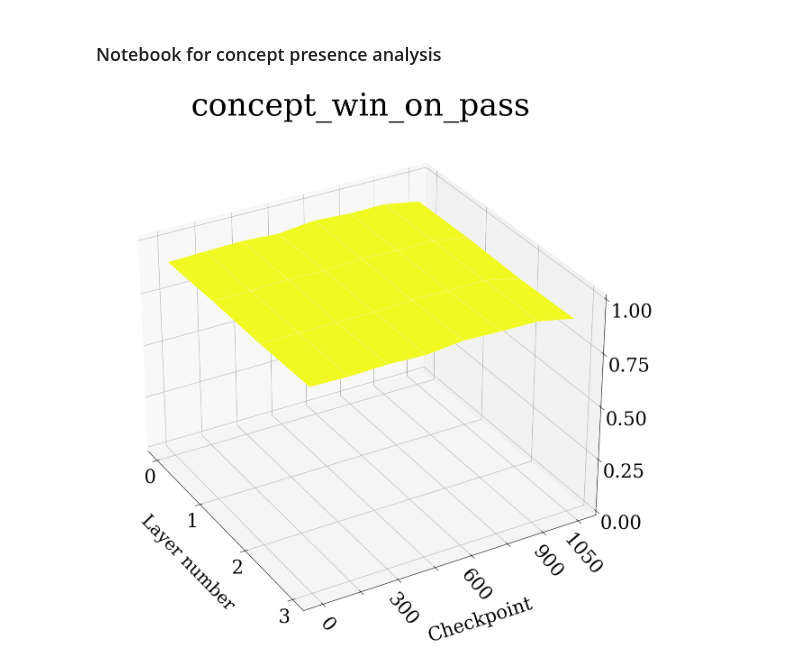
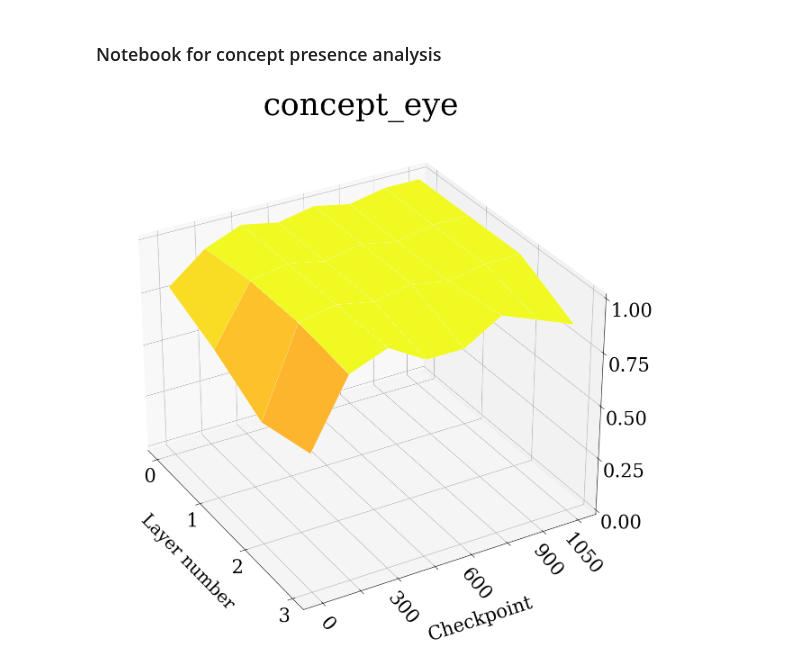
Before and after one commit to erikssommer/xai-concept-methods-drl, a Jupyter notebook: notebooks/concept_presence.ipynb, the cells around one changed output. Saved outputs shown, nothing was run; the diff lists cells and outputs as text; code cells hidden in the pictures.

Commit message:
Result form concept of eye probing

```diff
--- a/notebooks/concept_presence.ipynb
+++ b/notebooks/concept_presence.ipynb
@@ -17,7 +17,7 @@ board_name = '5x5'
 
 levels = [0, 150, 300, 450, 600, 750, 900, 1050]
 
-concepts = ['concept_win_on_pass']
+concepts = ['concept_eye']
 
 for concept in concepts:
     z = []
@@ -55,31 +55,31 @@ for concept in concepts:
     surf = ax.plot_surface(X, Y, z, cmap=cm.plasma, edgecolor="white", linewidth=0.25, vmin=0.1, vmax=0.9)
     # Customize the z axis.
     ax.set_zlim(0, 1.00)
     ax.set_axisbelow(False)
     ax.set_title(concept, fontsize=50, pad=-20)
     ax.set_xlabel("Layer number", labelpad=30, fontsize=28, zorder=10)
     ax.set_ylabel("Checkpoint", labelpad=45,fontsize=30,zorder=10)
     plt.xticks(fontsize=30, rotation=0)
     plt.xticks(np.arange(z.shape[1]))
     plt.yticks(fontsize=30, rotation=-50)
     ax.tick_params('z', labelsize=30, pad=15, reset=True)
     fig.patch.set_facecolor("white")
 
     ax.zaxis.set_major_locator(LinearLocator(5))
 
     labels = levels.copy()
     labels[0] = 0
     plt.yticks(np.arange(len(levels)), labels)
     yticks = ax.yaxis.get_major_ticks()
     for i in range(1, len(labels), 2):
         yticks[i].label1.set_visible(False)
 
     yticks[-1].label1.set_visible(True)
     # A StrMethodFormatter is used automatically
     ax.zaxis.set_major_formatter('{x:.02f}')
     ax.view_init(30, -30)
 
     os.makedirs(f"plots/{board_name}/{session_name}", exist_ok=True)
     plt.savefig(f"plots/{board_name}/{session_name}/{concept}.png", transparent=False)
 # %% [output]
-[figure, old version]
+[figure, new version]
```
Also changed, not shown: 13 other files.
